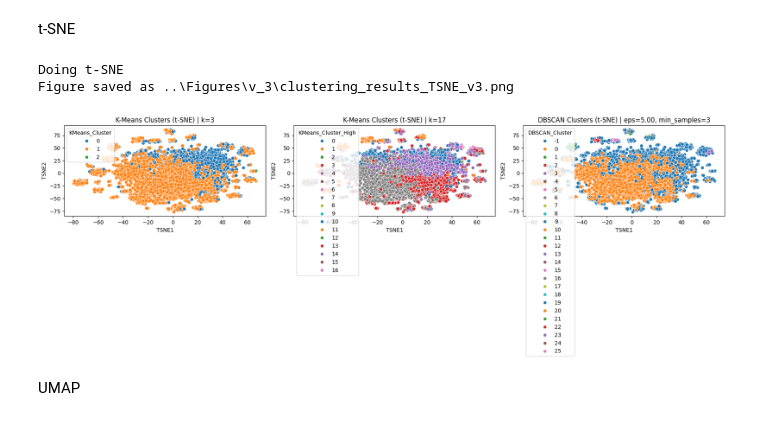
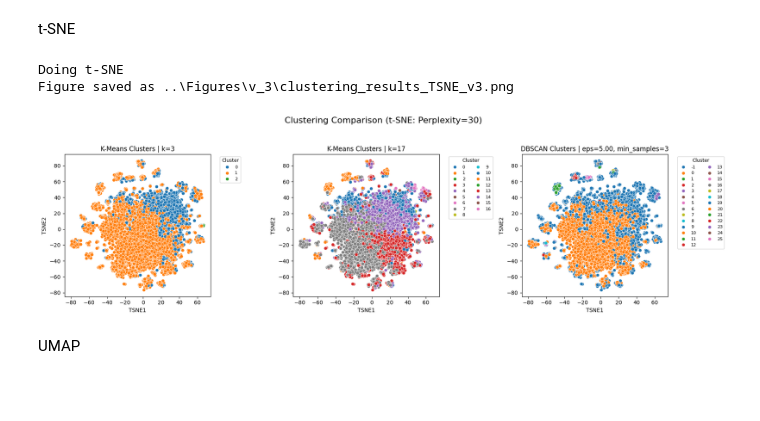
Before and after one commit to Domenicmastro/ECON490-Thesis, a Jupyter notebook: Code/analysis.ipynb, the cells around one changed output. Cells and saved outputs as stored; diff of their text form; code cells hidden in the pictures; blank space fills up the shorter version.

Commit message:
improved figures

```diff
--- a/Code/analysis.ipynb
+++ b/Code/analysis.ipynb
@@ -170,42 +171,47 @@ t-SNE
 # %%
 # Reduce to 2D using t-SNE
 print("Doing t-SNE")
-tsne = TSNE(n_components=2, perplexity=30, random_state=42)
+perplexity = 30
+tsne = TSNE(n_components=2, perplexity=perplexity, random_state=42)
 X_tsne = tsne.fit_transform(X)
 df["TSNE1"] = X_tsne[:, 0]
 df["TSNE2"] = X_tsne[:, 1]
 
 # Create a figure with 3 subplots in one row
 fig, axes = plt.subplots(1, 3, figsize=(18, 5))
 
 # Plot K-Means Clusters (Original k)
 sns.scatterplot(data=df, x="TSNE1", y="TSNE2", hue="KMeans_Cluster", palette="tab10", ax=axes[0])
-axes[0].set_title(f"K-Means Clusters (t-SNE) | k={best_k}")
+axes[0].set_title(f"K-Means Clusters | k={best_k}")
+axes[0].legend(title="Cluster", bbox_to_anchor=(1.05, 1), loc='upper left', fontsize=8, title_fontsize=9)
 
 # Plot K-Means Clusters (Higher k)
 sns.scatterplot(data=df, x="TSNE1", y="TSNE2", hue="KMeans_Cluster_High", palette="tab10", ax=axes[1])
-axes[1].set_title("K-Means Clusters (t-SNE) | k=17")
+axes[1].set_title("K-Means Clusters | k=17")
+axes[1].legend(title="Cluster", bbox_to_anchor=(1.05, 1), loc='upper left', fontsize=8, title_fontsize=9, ncol=2)
 
 # Plot DBSCAN Clusters
 sns.scatterplot(data=df, x="TSNE1", y="TSNE2", hue="DBSCAN_Cluster", palette="tab10", ax=axes[2])
-axes[2].set_title(f"DBSCAN Clusters (t-SNE) | eps={best_eps:.2f}, min_samples={best_min_samples}")
+axes[2].set_title(f"DBSCAN Clusters | eps={best_eps:.2f}, min_samples={best_min_samples}")
+axes[2].legend(title="Cluster", bbox_to_anchor=(1.05, 1), loc='upper left', fontsize=8, title_fontsize=9, ncol=2)
 
-# Adjust layout
+# Add main title
+fig.suptitle(f"Clustering Comparison (t-SNE: Perplexity={perplexity})", fontsize=16, y=1.05)
 plt.tight_layout()
 
 # Define the output file path
 output_file = os.path.join(version_dir, f"clustering_results_TSNE_v{version}.png")
 
 # Save the figure
 plt.savefig(output_file, dpi=300, bbox_inches="tight")
 print(f"Figure saved as {output_file}")
 
 # Show the figure
 plt.show()
 # %% [output]
 Doing t-SNE
 Figure saved as ..\Figures\v_3\clustering_results_TSNE_v3.png
-[figure, old version]
+[figure, new version]
 # %% [markdown]
 UMAP
 # %%
```
Also changed, not shown: parts of 3 cells of this notebook.
